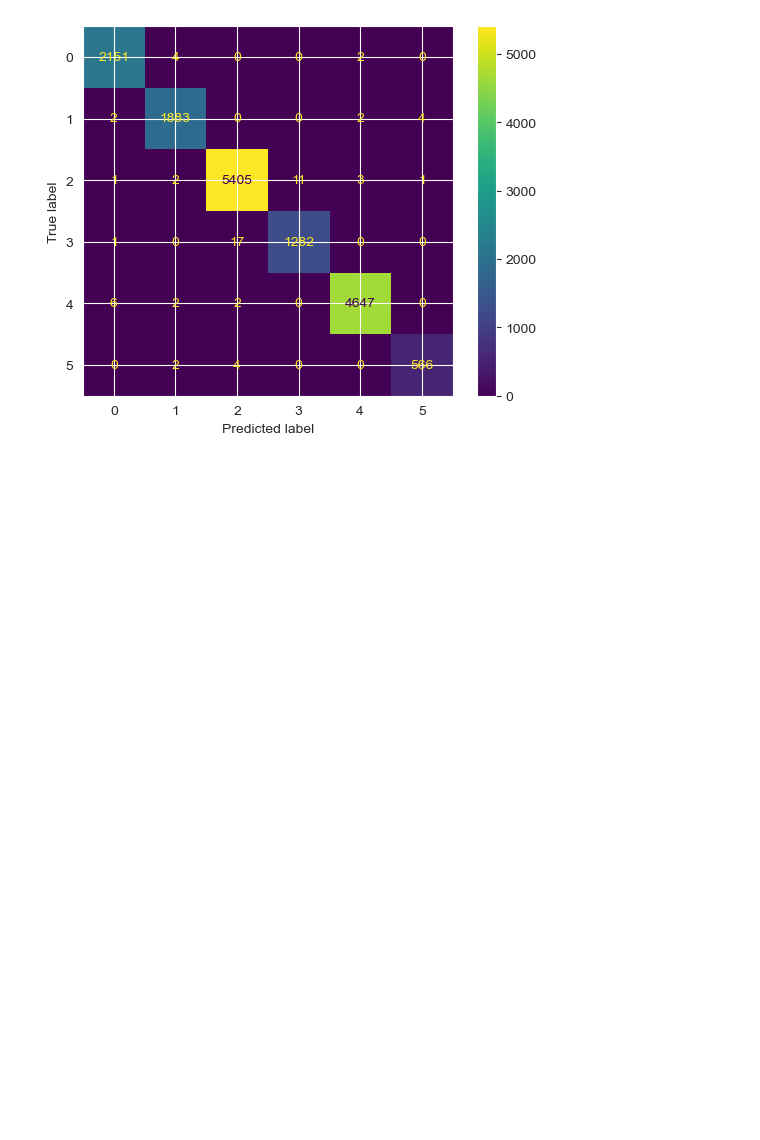
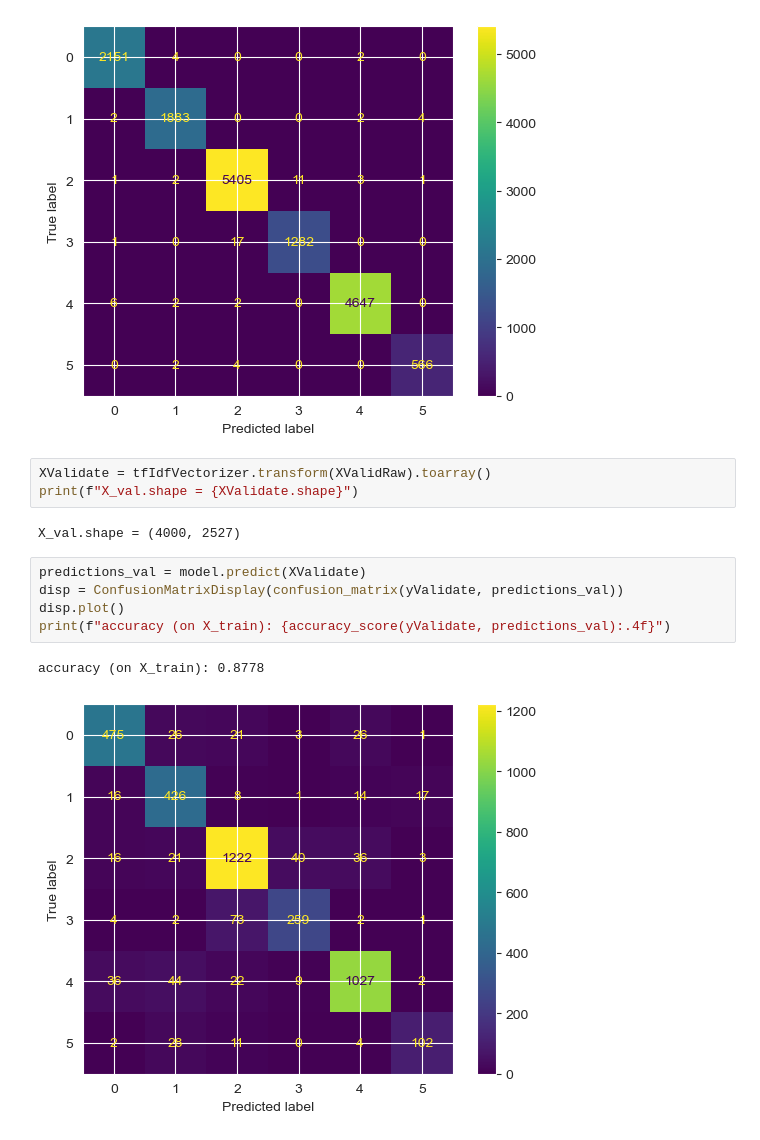
Before and after one commit to cjens00/cs39aa_project, a Jupyter notebook: project_part2.ipynb, the cells around one changed output. Cells and saved outputs as stored; diff of their text form; blank space fills up the shorter version.

```diff
--- a/project_part2.ipynb
+++ b/project_part2.ipynb
@@ -70,3 +70,16 @@ print(f"accuracy (on X_train): {accuracy_score(yTrain, predictionsTrain):.4f}")
 # %% [output]
 accuracy (on X_train): 0.9959
 [figure]
+# %%
+XValidate = tfIdfVectorizer.transform(XValidRaw).toarray()
+print(f"X_val.shape = {XValidate.shape}")
+# %% [output]
+X_val.shape = (4000, 2527)
+# %%
+predictions_val = model.predict(XValidate)
+disp = ConfusionMatrixDisplay(confusion_matrix(yValidate, predictions_val))
+disp.plot()
+print(f"accuracy (on X_train): {accuracy_score(yValidate, predictions_val):.4f}")
+# %% [output]
+accuracy (on X_train): 0.8778
+[figure, added]
```
